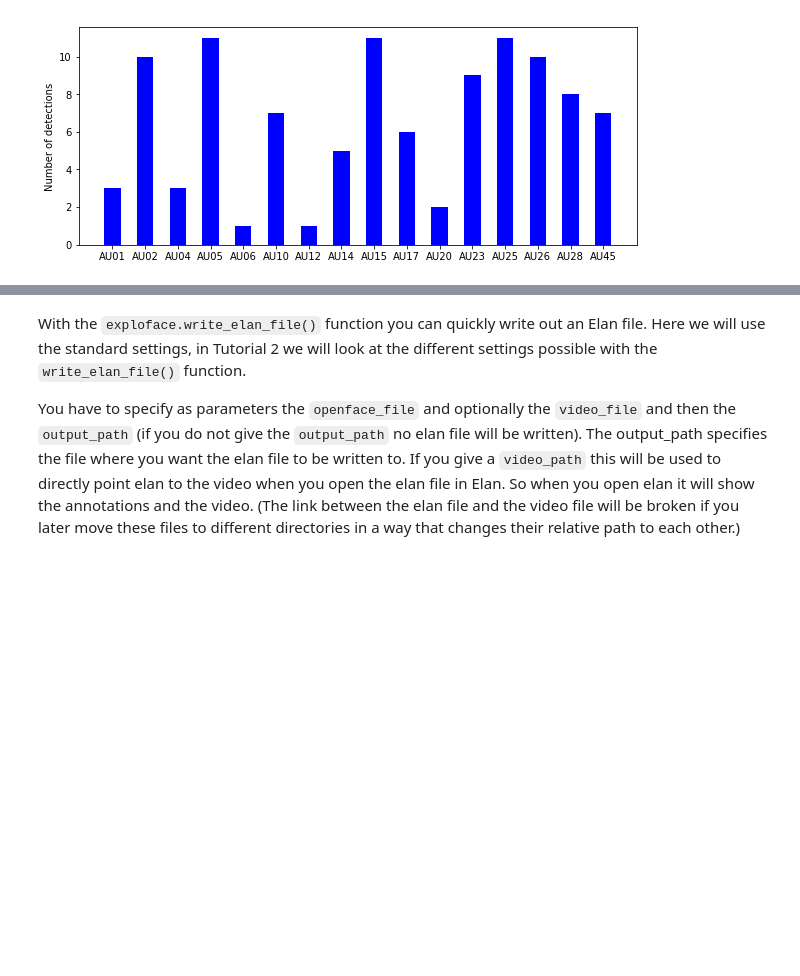
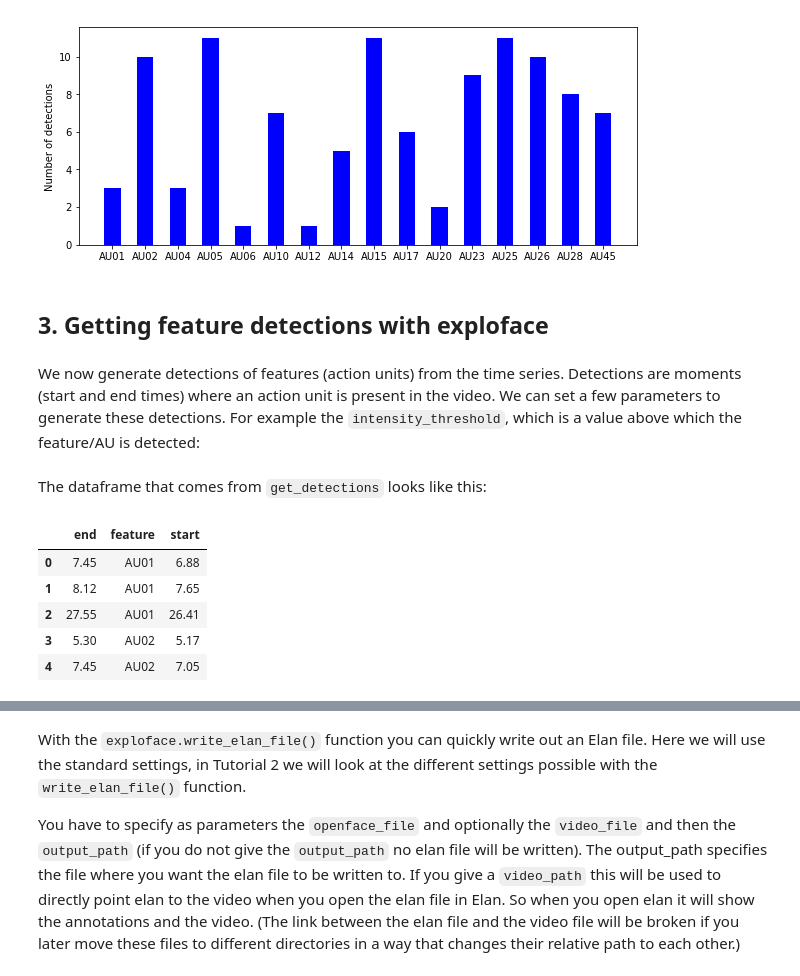
Before and after one commit to emrecdem/exploface, a Jupyter notebook: TUTORIALS/tutorial1.ipynb, the cells around one changed output, grey strips where cells are left out. Cells and saved outputs as stored; diff of their text form; code cells hidden in the pictures; blank space fills up the shorter version.

````diff
--- a/TUTORIALS/tutorial1.ipynb
+++ b/TUTORIALS/tutorial1.ipynb
@@ -171,3 +166,7 @@ plt.bar(stats_df.index, stats_df["nr_detections"], 0.5, color="blue")
 plt.show()
 # %% [output]
 [figure]
+# %% [markdown]
+## 3. Getting feature detections with exploface
+# %% [markdown]
+We now generate detections of features (action units) from the time series. Detections are moments (start and end times) where an action unit is present in the video. We can set a few parameters to generate these detections. For example the ```intensity_threshold```, which is a value above which the feature/AU is detected:
@@ -173,0 +182,11 @@ plt.show()
+# %% [markdown]
+The dataframe that comes from ```get_detections``` looks like this:
+# %%
+feature_detections.head()
+# %% [output]
+|  | end | feature | start |
+| 0 | 7.45 | AU01 | 6.88 |
+| 1 | 8.12 | AU01 | 7.65 |
+| 2 | 27.55 | AU01 | 26.41 |
+| 3 | 5.30 | AU02 | 5.17 |
+| 4 | 7.45 | AU02 | 7.05 |
````
Also changed, not shown: parts of 21 cells of this notebook, 3 other files.
